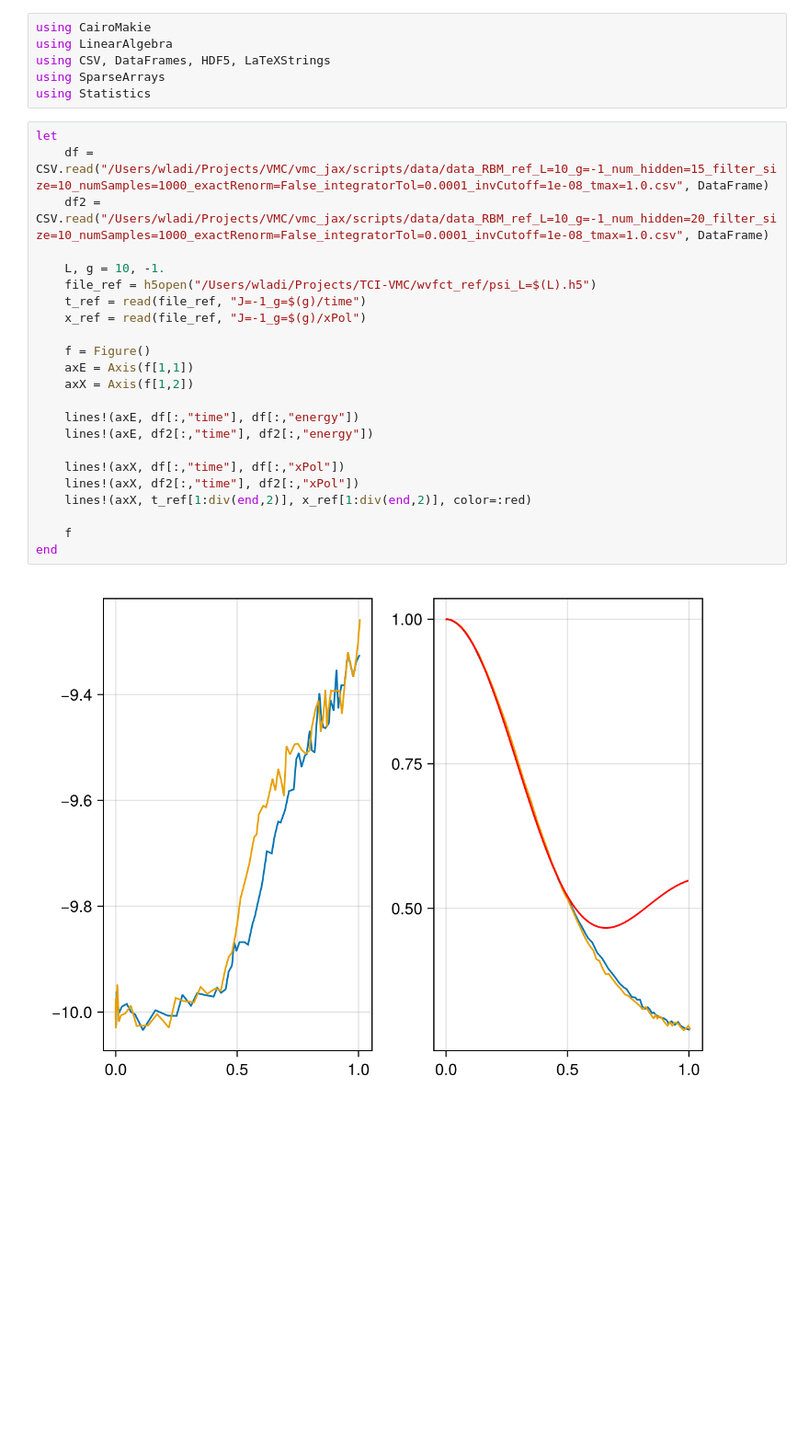
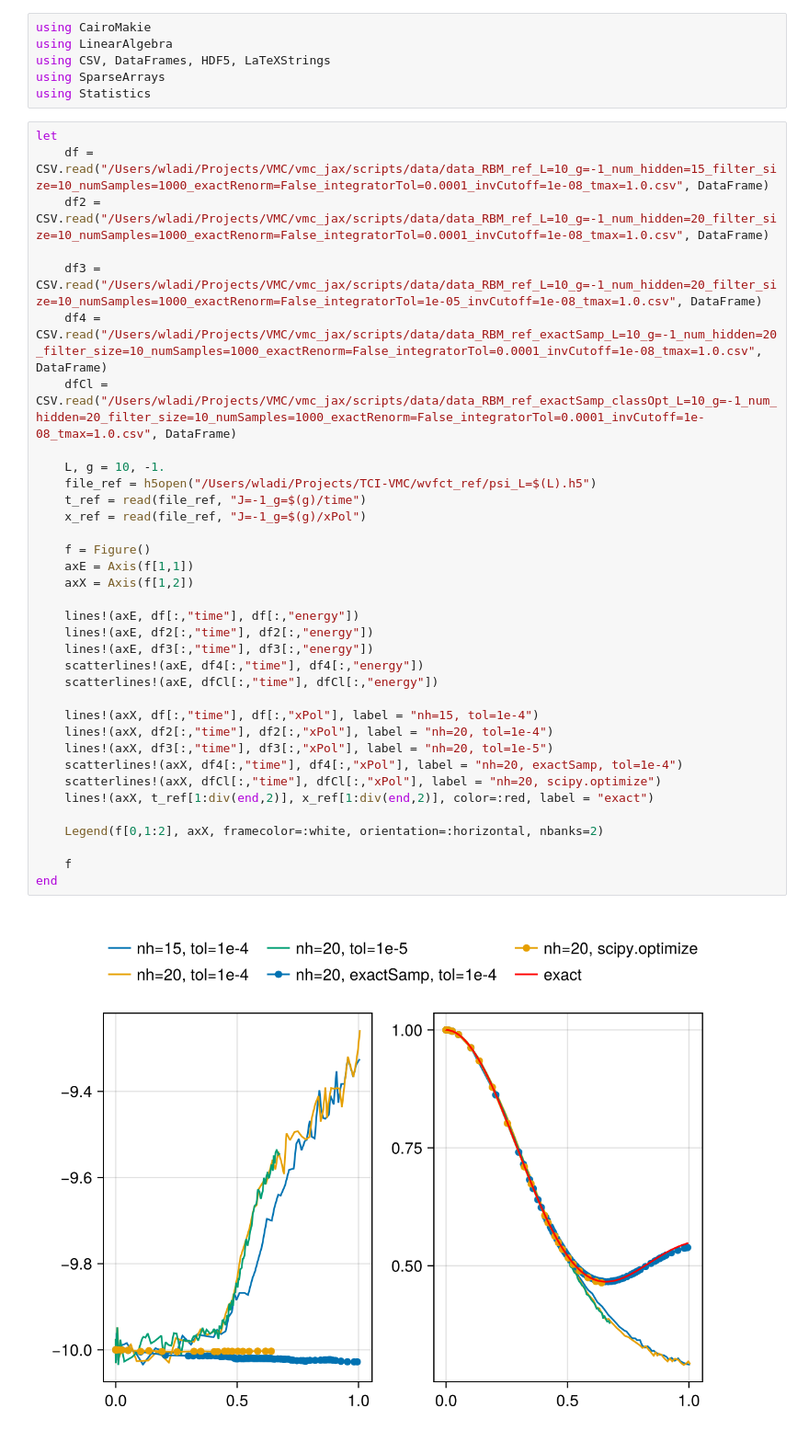
Before and after one commit to wladiKrin/vmc_jax, a Jupyter notebook: scripts/plots.ipynb, the cells around one changed output. Shown at 92% size. Saved outputs shown, nothing was run; the diff lists cells and outputs as text; blank space fills up the shorter version.

```diff
--- a/scripts/plots.ipynb
+++ b/scripts/plots.ipynb
@@ -9,25 +9,37 @@ using Statistics
 # %%
 let
     df = CSV.read("/Users/wladi/Projects/VMC/vmc_jax/scripts/data/data_RBM_ref_L=10_g=-1_num_hidden=15_filter_size=10_numSamples=1000_exactRenorm=False_integratorTol=0.0001_invCutoff=1e-08_tmax=1.0.csv", DataFrame)
     df2 = CSV.read("/Users/wladi/Projects/VMC/vmc_jax/scripts/data/data_RBM_ref_L=10_g=-1_num_hidden=20_filter_size=10_numSamples=1000_exactRenorm=False_integratorTol=0.0001_invCutoff=1e-08_tmax=1.0.csv", DataFrame)
+
+    df3 = CSV.read("/Users/wladi/Projects/VMC/vmc_jax/scripts/data/data_RBM_ref_L=10_g=-1_num_hidden=20_filter_size=10_numSamples=1000_exactRenorm=False_integratorTol=1e-05_invCutoff=1e-08_tmax=1.0.csv", DataFrame)
+    df4 = CSV.read("/Users/wladi/Projects/VMC/vmc_jax/scripts/data/data_RBM_ref_exactSamp_L=10_g=-1_num_hidden=20_filter_size=10_numSamples=1000_exactRenorm=False_integratorTol=0.0001_invCutoff=1e-08_tmax=1.0.csv", DataFrame)
+    dfCl = CSV.read("/Users/wladi/Projects/VMC/vmc_jax/scripts/data/data_RBM_ref_exactSamp_classOpt_L=10_g=-1_num_hidden=20_filter_size=10_numSamples=1000_exactRenorm=False_integratorTol=0.0001_invCutoff=1e-08_tmax=1.0.csv", DataFrame)
 
     L, g = 10, -1.
     file_ref = h5open("/Users/wladi/Projects/TCI-VMC/wvfct_ref/psi_L=$(L).h5")
     t_ref = read(file_ref, "J=-1_g=$(g)/time")
     x_ref = read(file_ref, "J=-1_g=$(g)/xPol")
 
     f = Figure()
     axE = Axis(f[1,1])
     axX = Axis(f[1,2])
 
     lines!(axE, df[:,"time"], df[:,"energy"])
     lines!(axE, df2[:,"time"], df2[:,"energy"])
+    lines!(axE, df3[:,"time"], df3[:,"energy"])
+    scatterlines!(axE, df4[:,"time"], df4[:,"energy"])
+    scatterlines!(axE, dfCl[:,"time"], dfCl[:,"energy"])
 
-    lines!(axX, df[:,"time"], df[:,"xPol"])
-    lines!(axX, df2[:,"time"], df2[:,"xPol"])
-    lines!(axX, t_ref[1:div(end,2)], x_ref[1:div(end,2)], color=:red)
+    lines!(axX, df[:,"time"], df[:,"xPol"], label = "nh=15, tol=1e-4")
+    lines!(axX, df2[:,"time"], df2[:,"xPol"], label = "nh=20, tol=1e-4")
+    lines!(axX, df3[:,"time"], df3[:,"xPol"], label = "nh=20, tol=1e-5")
+    scatterlines!(axX, df4[:,"time"], df4[:,"xPol"], label = "nh=20, exactSamp, tol=1e-4")
+    scatterlines!(axX, dfCl[:,"time"], dfCl[:,"xPol"], label = "nh=20, scipy.optimize")
+    lines!(axX, t_ref[1:div(end,2)], x_ref[1:div(end,2)], color=:red, label = "exact")
+
+    Legend(f[0,1:2], axX, framecolor=:white, orientation=:horizontal, nbanks=2)
 
     f
 end
 # %% [output]
-[figure, old version]
+[figure, new version]
```
Also changed, not shown: 6 other files.
